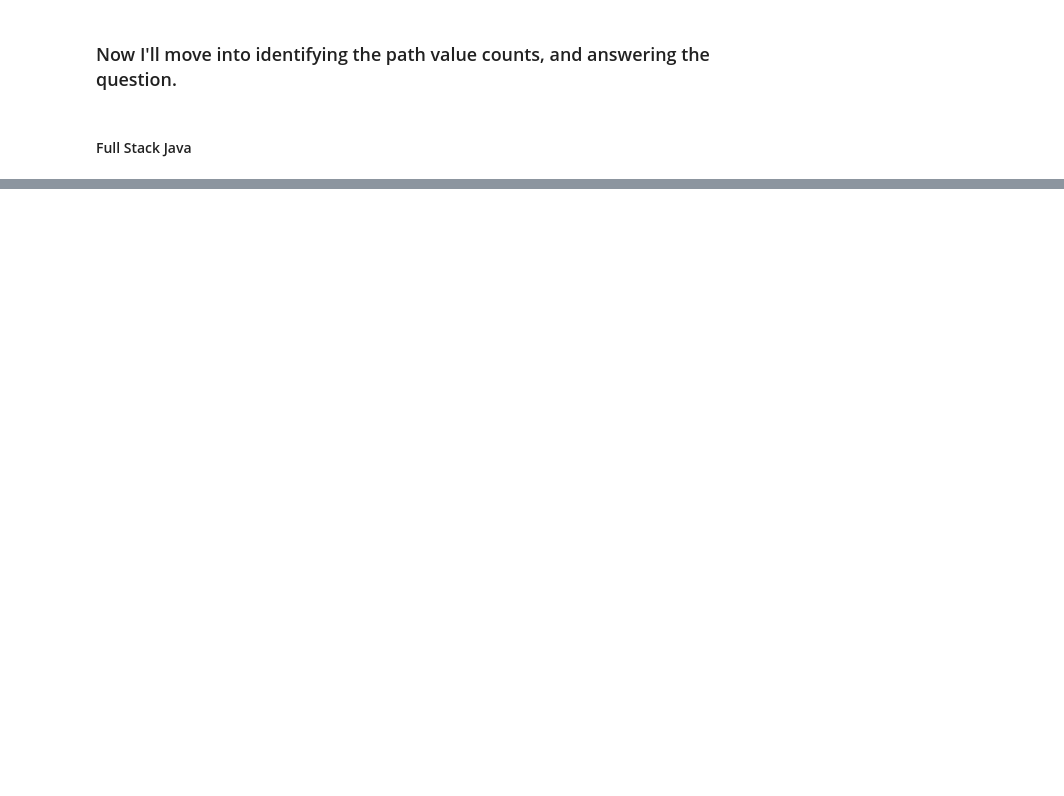
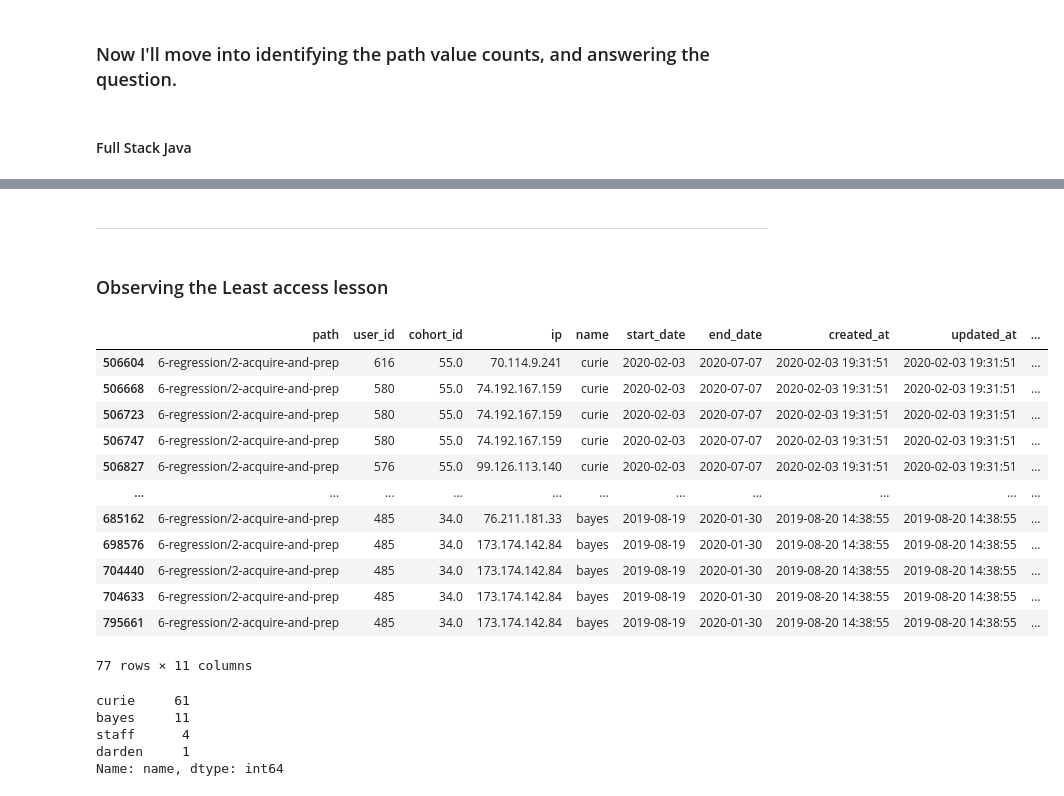
Before and after one commit to bowen-lindsey-shiben-turner/anamoly-detection, a Jupyter notebook: Deangelo_bowen.ipynb, the cells around one changed output, grey strips where cells are left out. Drawn from its saved outputs; the diff is of its cells as text; code cells hidden in the pictures; blank space fills up the shorter version.

```diff
--- a/Deangelo_bowen.ipynb
+++ b/Deangelo_bowen.ipynb
@@ -348,0 +499,29 @@ Should cohorts also be controlled for? (Controll for cohorts -> Program)
+# %% [markdown]
+---
+# %% [markdown]
+### Observing the Least access lesson
+# %%
+least_df = df[df['path'].str.contains("6-regression/2-acquire-and-prep")==True]
+least_df
+# %% [output]
+|  | path | user_id | cohort_id | ip | name | start_date | end_date | created_at | updated_at | ... |
+| 506604 | 6-regression/2-acquire-and-prep | 616 | 55.0 | 70.114.9.241 | curie | 2020-02-03 | 2020-07-07 | 2020-02-03 19:31:51 | 2020-02-03 19:31:51 | ... |
+| 506668 | 6-regression/2-acquire-and-prep | 580 | 55.0 | 74.192.167.159 | curie | 2020-02-03 | 2020-07-07 | 2020-02-03 19:31:51 | 2020-02-03 19:31:51 | ... |
+| 506723 | 6-regression/2-acquire-and-prep | 580 | 55.0 | 74.192.167.159 | curie | 2020-02-03 | 2020-07-07 | 2020-02-03 19:31:51 | 2020-02-03 19:31:51 | ... |
+| 506747 | 6-regression/2-acquire-and-prep | 580 | 55.0 | 74.192.167.159 | curie | 2020-02-03 | 2020-07-07 | 2020-02-03 19:31:51 | 2020-02-03 19:31:51 | ... |
+| 506827 | 6-regression/2-acquire-and-prep | 576 | 55.0 | 99.126.113.140 | curie | 2020-02-03 | 2020-07-07 | 2020-02-03 19:31:51 | 2020-02-03 19:31:51 | ... |
+| ... | ... | ... | ... | ... | ... | ... | ... | ... | ... | ... |
+| 685162 | 6-regression/2-acquire-and-prep | 485 | 34.0 | 76.211.181.33 | bayes | 2019-08-19 | 2020-01-30 | 2019-08-20 14:38:55 | 2019-08-20 14:38:55 | ... |
+| 698576 | 6-regression/2-acquire-and-prep | 485 | 34.0 | 173.174.142.84 | bayes | 2019-08-19 | 2020-01-30 | 2019-08-20 14:38:55 | 2019-08-20 14:38:55 | ... |
+| 704440 | 6-regression/2-acquire-and-prep | 485 | 34.0 | 173.174.142.84 | bayes | 2019-08-19 | 2020-01-30 | 2019-08-20 14:38:55 | 2019-08-20 14:38:55 | ... |
+| 704633 | 6-regression/2-acquire-and-prep | 485 | 34.0 | 173.174.142.84 | bayes | 2019-08-19 | 2020-01-30 | 2019-08-20 14:38:55 | 2019-08-20 14:38:55 | ... |
+| 795661 | 6-regression/2-acquire-and-prep | 485 | 34.0 | 173.174.142.84 | bayes | 2019-08-19 | 2020-01-30 | 2019-08-20 14:38:55 | 2019-08-20 14:38:55 | ... |
+77 rows × 11 columns
+# %%
+least_df.name.value_counts()
+# %% [output]
+curie     61
+bayes     11
+staff      4
+darden     1
+Name: name, dtype: int64
```
Also changed, not shown: parts of 92 cells of this notebook, 2 other files.
